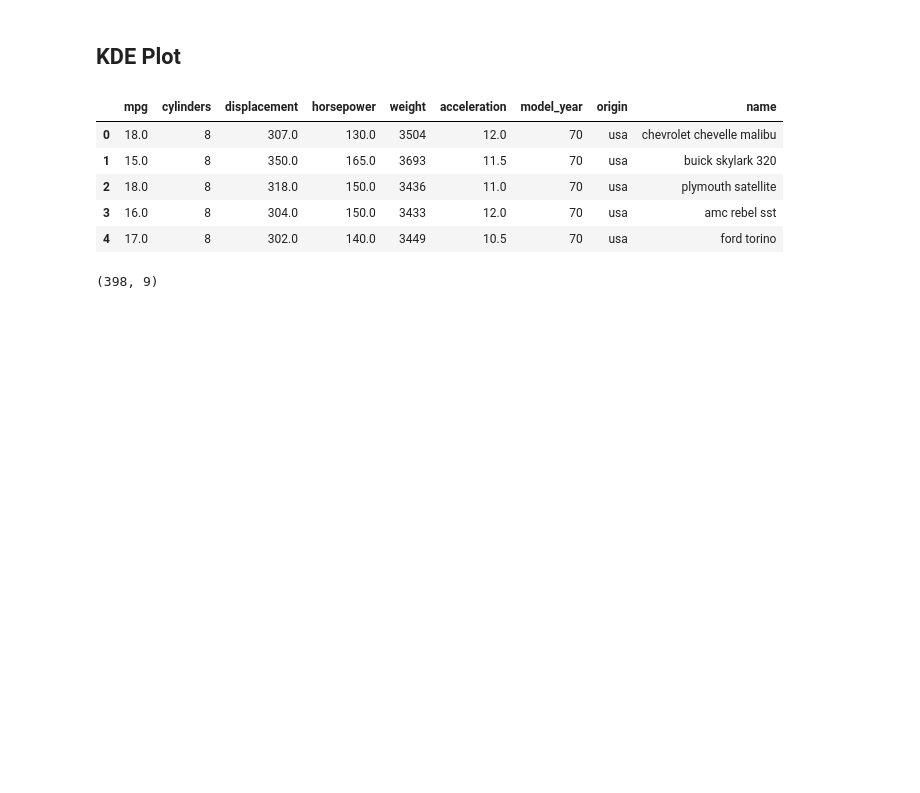
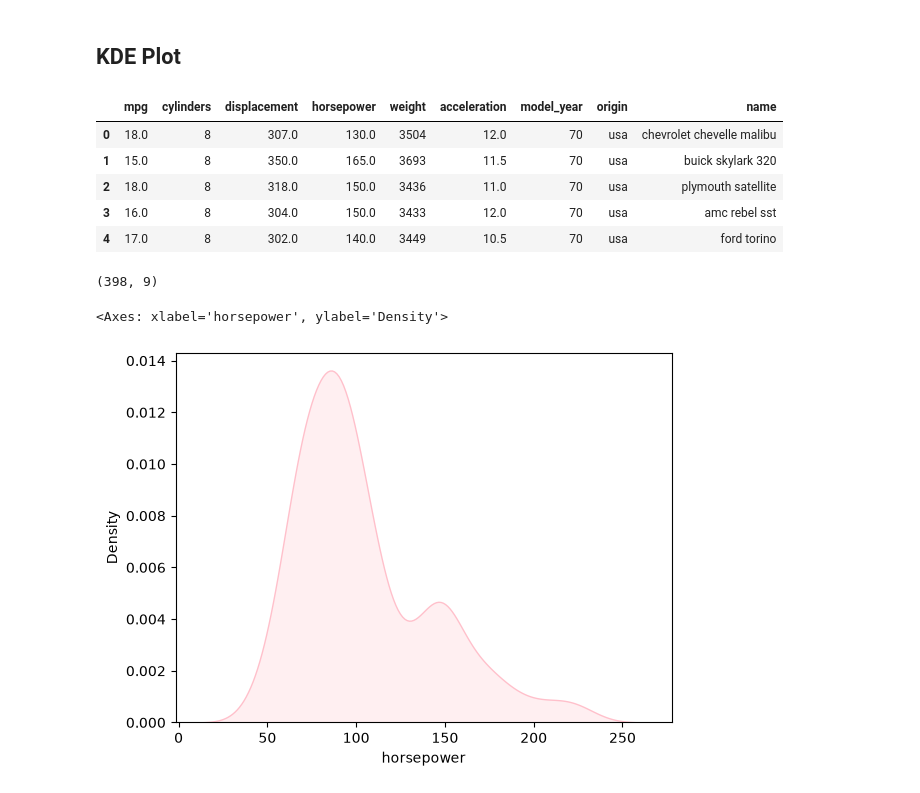
Before and after one commit to khushbu9119/Seaborn, a Jupyter notebook: practice.ipynb, the cells around one changed output. Saved outputs shown, nothing was run; the diff lists cells and outputs as text; code cells hidden in the pictures; blank space fills up the shorter version.

Commit message:
KDE Plot

```diff
--- a/practice.ipynb
+++ b/practice.ipynb
@@ -73,3 +73,9 @@ cars.head()
 cars.shape
 # %% [output]
 (398, 9)
+# %%
+#univariate plot
+sns.kdeplot(cars.horsepower,fill=True,color='pink')
+# %% [output]
+<Axes: xlabel='horsepower', ylabel='Density'>
+[figure, added]
```
Also changed, not shown: parts of 1 cell of this notebook.
